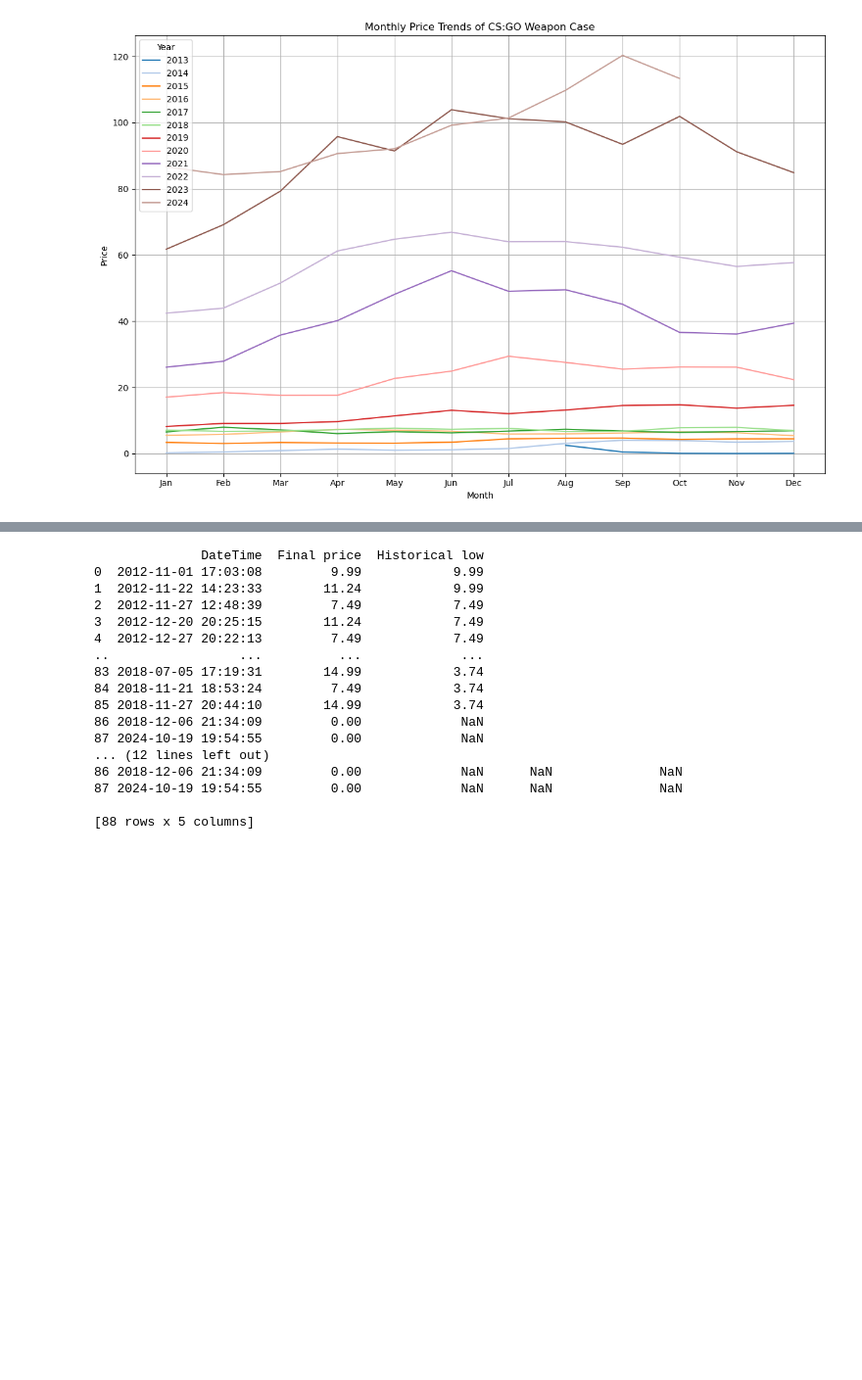
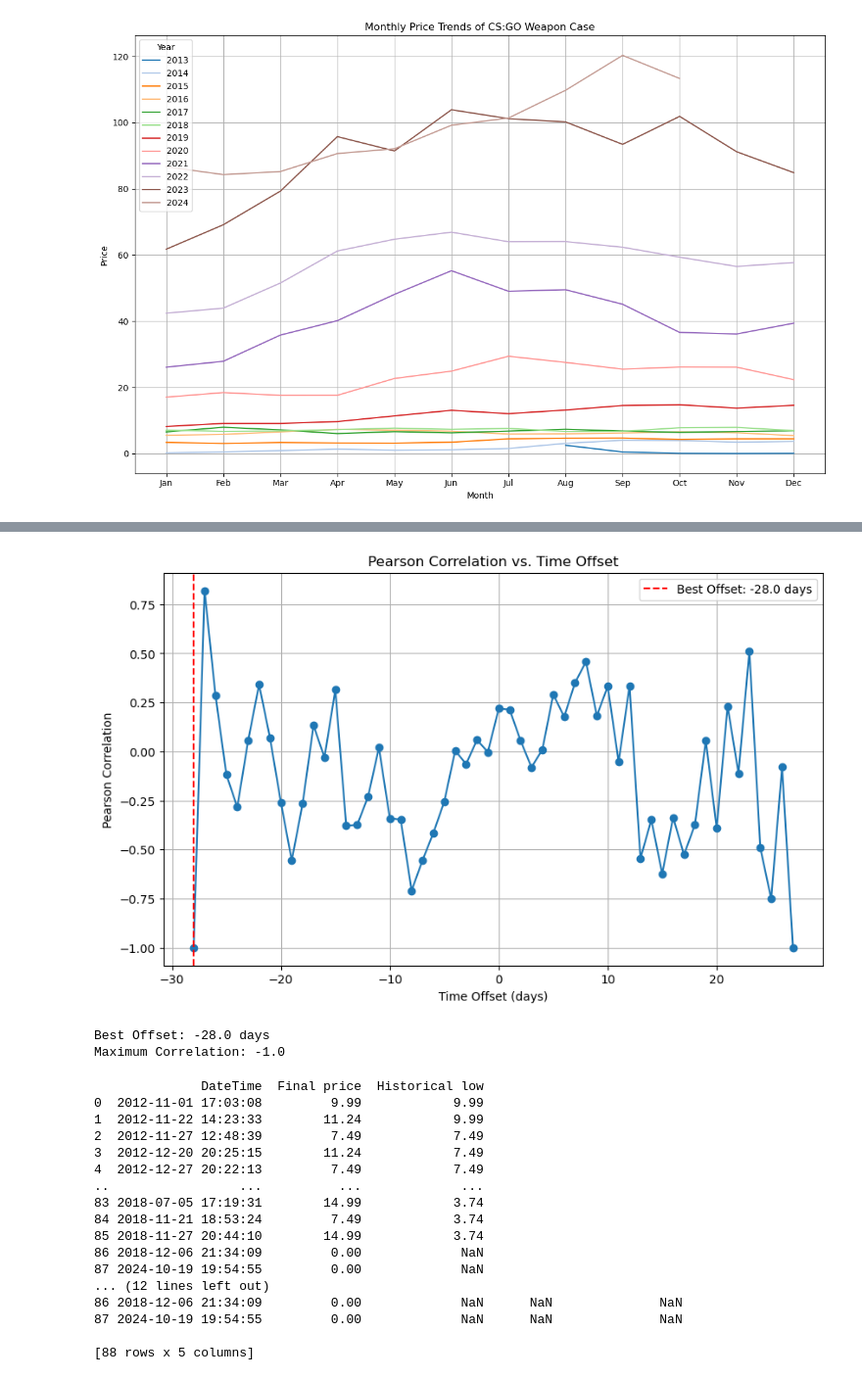
Before and after one commit to aalichao/CMPE255, a Jupyter notebook: Project.ipynb, the cells around one changed output, grey strips where cells are left out. Shown at 98% size. Cells and saved outputs as stored; diff of their text form; code cells hidden in the pictures; blank space fills up the shorter version.

```diff
--- a/Project.ipynb
+++ b/Project.ipynb
@@ -606,3 +633,60 @@ plt.show()
+# %%
+import numpy as np
+
+# Create an empty list to store correlation values
+correlations = []
+
+# Define range of time offsets to test (in days)
+time_offsets = range(-60, 61)
+
+# Loop over time offsets to find the one with the highest correlation
+for offset in time_offsets:
+    # Shift the 'Sentiment Score' time series by the offset
+    shifted_sentiment = cs.copy()
+    shifted_sentiment['DateTime'] += pd.Timedelta(days=offset)
+
+    # Merge shifted sentiment and player count data on the DateTime column
+    merged_data = pd.merge(shifted_sentiment[['DateTime', 'Positive reviews', 'Negative reviews']],
+                           cs_filtered[['DateTime', 'Players']], on='DateTime', how='inner')
+
+    # Calculate Sentiment Score for merged data
+    merged_data['Sentiment Score'] = merged_data['Positive reviews'] / (
+        merged_data['Positive reviews'] - merged_data['Negative reviews']).replace(0, np.nan)
+
+    # Drop rows with NaN values (resulting from divisions by zero or mismatched data)
+    merged_data.dropna(subset=['Sentiment Score', 'Players'], inplace=True)
+
+    # Calculate Pearson correlation
+    if len(merged_data) > 1:  # Check for enough data points
+        correlation = merged_data['Sentiment Score'].corr(merged_data['Players'])
+        correlations.append((offset, correlation))
+    else:
+        correlations.append((offset, np.nan))  # Add NaN if insufficient data
+
+# Convert the list of correlations to a DataFrame for easier analysis
+correlations_df = pd.DataFrame(correlations, columns=['Offset (days)', 'Correlation'])
+
+# Find the offset with the highest absolute correlation
+best_offset = correlations_df.loc[correlations_df['Correlation'].abs().idxmax()]
+
+# Plot correlations vs. time offsets
+plt.figure(figsize=(10, 6))
+plt.plot(correlations_df['Offset (days)'], correlations_df['Correlation'], marker='o')
+plt.xlabel('Time Offset (days)')
+plt.ylabel('Pearson Correlation')
+plt.title('Pearson Correlation vs. Time Offset')
+plt.axvline(best_offset['Offset (days)'], color='red', linestyle='--', label=f'Best Offset: {best_offset["Offset (days)"]} days')
+plt.legend()
+plt.grid(True)
+plt.show()
+
+# Output the best offset and correlation
+print(f"Best Offset: {best_offset['Offset (days)']} days")
+print(f"Maximum Correlation: {best_offset['Correlation']}")
+# %% [output]
+[figure, added]
+Best Offset: -28.0 days
+Maximum Correlation: -1.0
 # %%
 import pandas as pd
 import matplotlib.pyplot as plt
```
Also changed, not shown: parts of 26 cells of this notebook.
